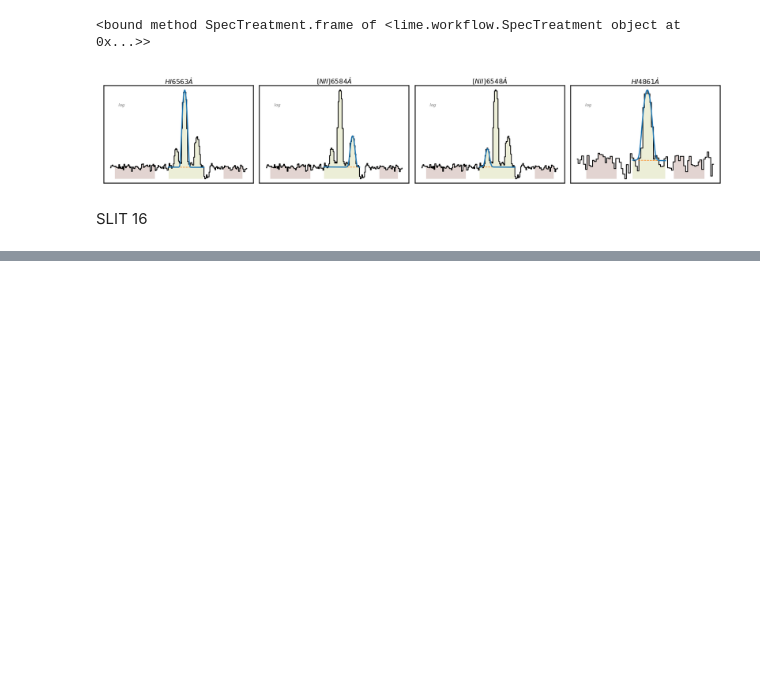
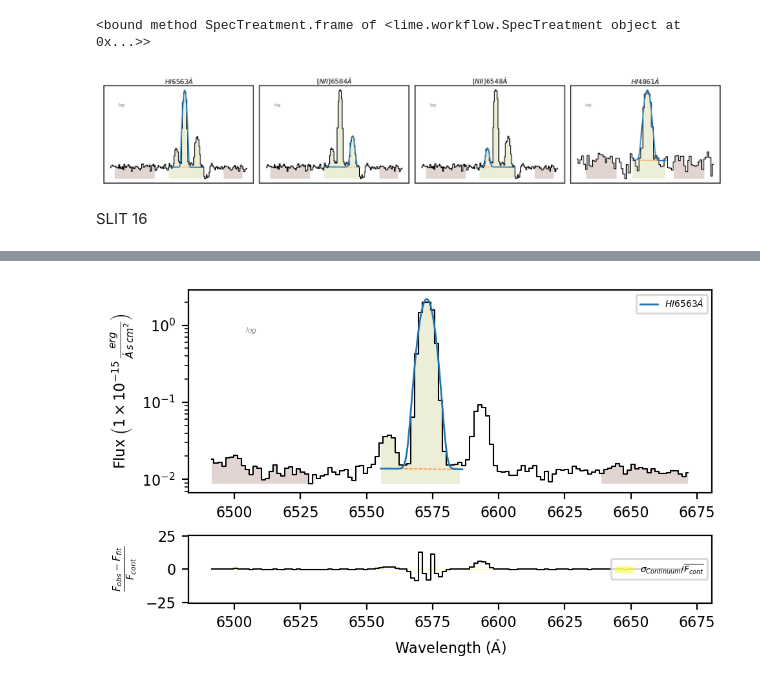
Before and after one commit to blnblnbln/TESIS, a Jupyter notebook: mask2/codes_mask2/flux_HaHb.ipynb, the cells around one changed output, grey strips where cells are left out. Drawn from its saved outputs; the diff is of its cells as text; code cells hidden in the pictures; blank space fills up the shorter version.

```diff
--- a/mask2/codes_mask2/flux_HaHb.ipynb
+++ b/mask2/codes_mask2/flux_HaHb.ipynb
@@ -295,0 +320,5 @@ SLIT 16
+# %%
+spec16.fit.bands(6563)
+spec16.plot.bands()
+# %% [output]
+[figure, added]
```
Also changed, not shown: parts of 71 cells of this notebook.
